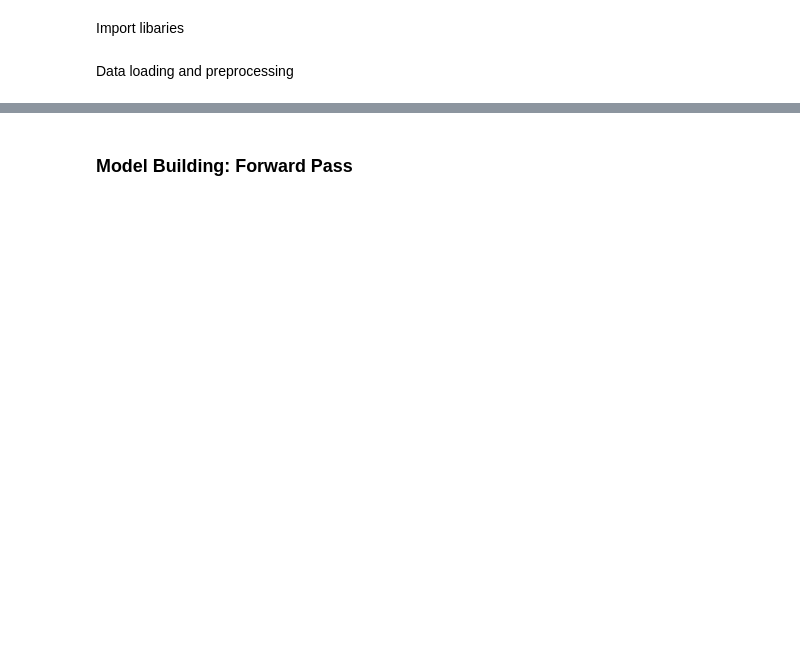
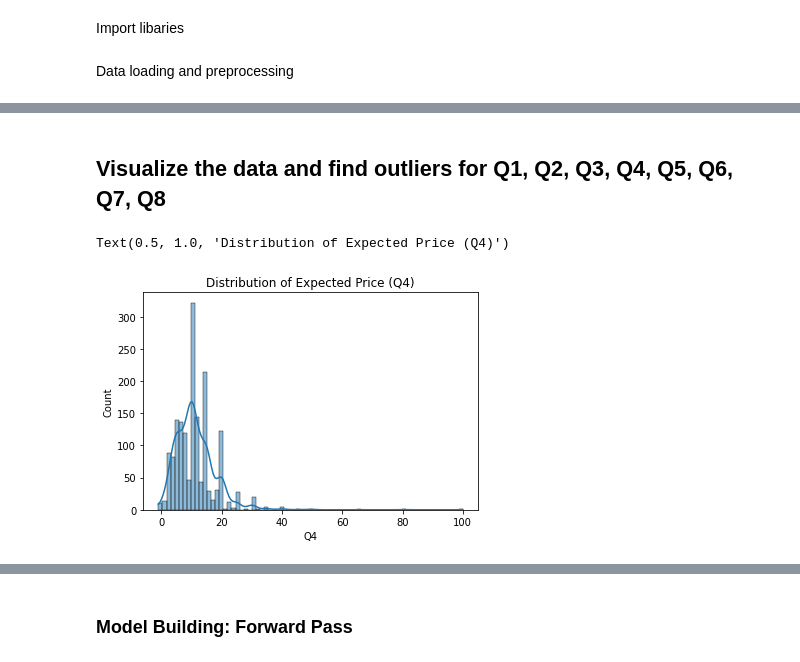
Before and after one commit to linajin03/csc311-food-pediction, a Jupyter notebook: models/neuralnetwork.ipynb, the cells around one changed output, grey strips where cells are left out. Drawn from its saved outputs; the diff is of its cells as text; code cells hidden in the pictures; blank space fills up the shorter version.

```diff
--- a/models/neuralnetwork.ipynb
+++ b/models/neuralnetwork.ipynb
@@ -328,8 +331,7 @@ def evaluate_model(model, X_test, y_test):
 # %%
-df = pd.read_csv('../data/cleaned_data.csv')
+df = pd.read_csv('../data/cleaned_data_combined_modified.csv')
 
 df = clean_data(df)
 
-# list the columns
-print(df.columns)
+df.head()
 # %% [output]
@@ -345,0 +346,10 @@ Index(['id', 'Q1', 'Q2', 'Q4', 'Label', 'Action', 'Adventure', 'Animation',
+# %% [markdown]
+## Visualize the data and find outliers for Q1, Q2, Q3, Q4, Q5, Q6, Q7, Q8
+# %%
+# Neural networks perform better when inputs are normalized and free of extreme outliers.
+# Histograms/KDE Plots: Check if numerical features (Q2, Q4) are skewed or multimodal.
+sns.histplot(data=df, x='Q4', kde=True)
+plt.title('Distribution of Expected Price (Q4)')
+# %% [output]
+Text(0.5, 1.0, 'Distribution of Expected Price (Q4)')
+[figure, added]
```
Also changed, not shown: parts of 18 cells of this notebook, 8 other files.
